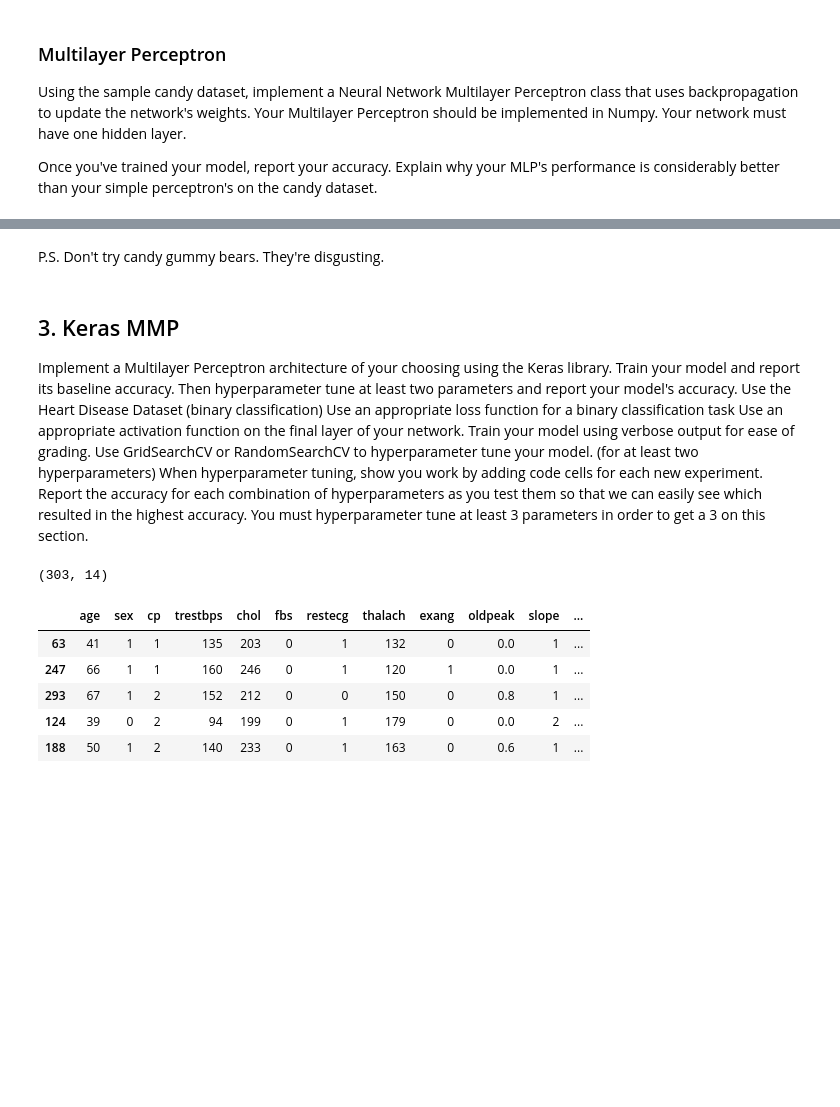
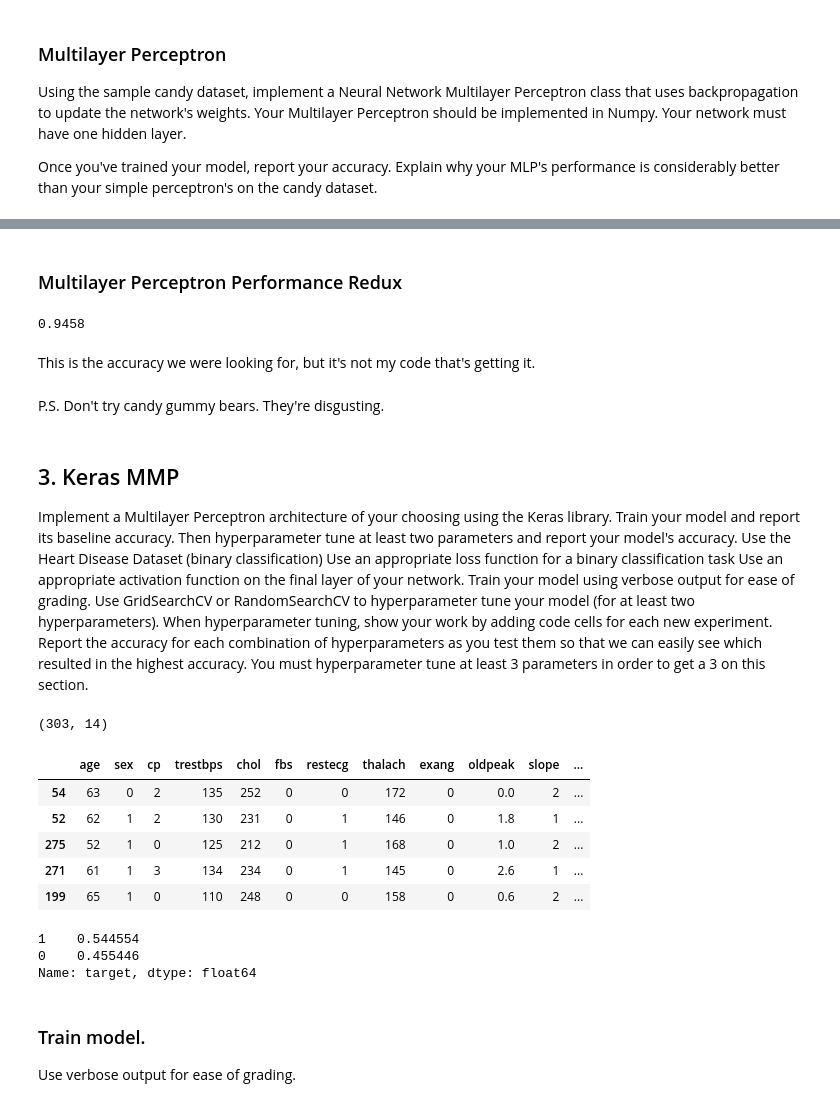
Before and after one commit to bloominstituteoftechnology/DS-Unit-4-Sprint-2-Neural-Networks, a Jupyter notebook: Sprint Challenge/LS_DS_Unit_4_Sprint_Challenge_2.ipynb, the cells around one changed output, grey strips where cells are left out. Drawn from its saved outputs; the diff is of its cells as text; code cells hidden in the pictures; blank space fills up the shorter version.

Commit message:
Train baseline Keras model.

```diff
--- a/Sprint Challenge/LS_DS_Unit_4_Sprint_Challenge_2.ipynb
+++ b/Sprint Challenge/LS_DS_Unit_4_Sprint_Challenge_2.ipynb
@@ -226,3 +486,12 @@ Once you've trained your model, report your accuracy. Explain why your MLP's per
+# %% [markdown]
+### Multilayer Perceptron Performance Redux
+# %%
+# Report Welch Labs multilayer perceptron accuracy.
+accuracy_score(y, np.rint(nn.forward(X)))
+# %% [output]
+0.9458
+# %% [markdown]
+This is the accuracy we were looking for, but it's not my code that's getting it.
 # %% [markdown]
 P.S. Don't try candy gummy bears. They're disgusting.
 # %% [markdown]
@@ -233,20 +502,22 @@ Use the Heart Disease Dataset (binary classification)
 Use an appropriate loss function for a binary classification task
 Use an appropriate activation function on the final layer of your network.
 Train your model using verbose output for ease of grading.
-Use GridSearchCV or RandomSearchCV to hyperparameter tune your model. (for at least two hyperparameters)
-When hyperparameter tuning, show you work by adding code cells for each new experiment.
+Use GridSearchCV or RandomSearchCV to hyperparameter tune your model (for at least two hyperparameters).
+When hyperparameter tuning, show your work by adding code cells for each new experiment.
 Report the accuracy for each combination of hyperparameters as you test them so that we can easily see which resulted in the highest accuracy.
 You must hyperparameter tune at least 3 parameters in order to get a 3 on this section.
 # %%
-df = pd.read_csv('https://raw.githubusercontent.com/ryanleeallred/datasets/master/heart.csv')
+# Load data.
+df = pd.read_csv('https://raw.githubusercontent.com/ryanleeallred/'
+                 'datasets/master/heart.csv')
 df = df.sample(frac=1)
 print(df.shape)
 df.head()
 # %% [output]
 (303, 14)
 |  | age | sex | cp | trestbps | chol | fbs | restecg | thalach | exang | oldpeak | slope | ... |
-| 63 | 41 | 1 | 1 | 135 | 203 | 0 | 1 | 132 | 0 | 0.0 | 1 | ... |
-| 247 | 66 | 1 | 1 | 160 | 246 | 0 | 1 | 120 | 1 | 0.0 | 1 | ... |
-| 293 | 67 | 1 | 2 | 152 | 212 | 0 | 0 | 150 | 0 | 0.8 | 1 | ... |
-| 124 | 39 | 0 | 2 | 94 | 199 | 0 | 1 | 179 | 0 | 0.0 | 2 | ... |
-| 188 | 50 | 1 | 2 | 140 | 233 | 0 | 1 | 163 | 0 | 0.6 | 1 | ... |
+| 54 | 63 | 0 | 2 | 135 | 252 | 0 | 0 | 172 | 0 | 0.0 | 2 | ... |
+| 52 | 62 | 1 | 2 | 130 | 231 | 0 | 1 | 146 | 0 | 1.8 | 1 | ... |
+| 275 | 52 | 1 | 0 | 125 | 212 | 0 | 1 | 168 | 0 | 1.0 | 2 | ... |
+| 271 | 61 | 1 | 3 | 134 | 234 | 0 | 1 | 145 | 0 | 2.6 | 1 | ... |
+| 199 | 65 | 1 | 0 | 110 | 248 | 0 | 0 | 158 | 0 | 0.6 | 2 | ... |
@@ -252,0 +531,7 @@ df.head()
+# %%
+# Check majority class frequency.
+df['target'].value_counts(normalize=True)
+# %% [output]
+1    0.544554
+0    0.455446
+Name: target, dtype: float64
@@ -252,0 +549,4 @@ df.head()
+# %% [markdown]
+### Train model.
+
+Use verbose output for ease of grading.
```
Also changed, not shown: parts of 21 cells of this notebook.
